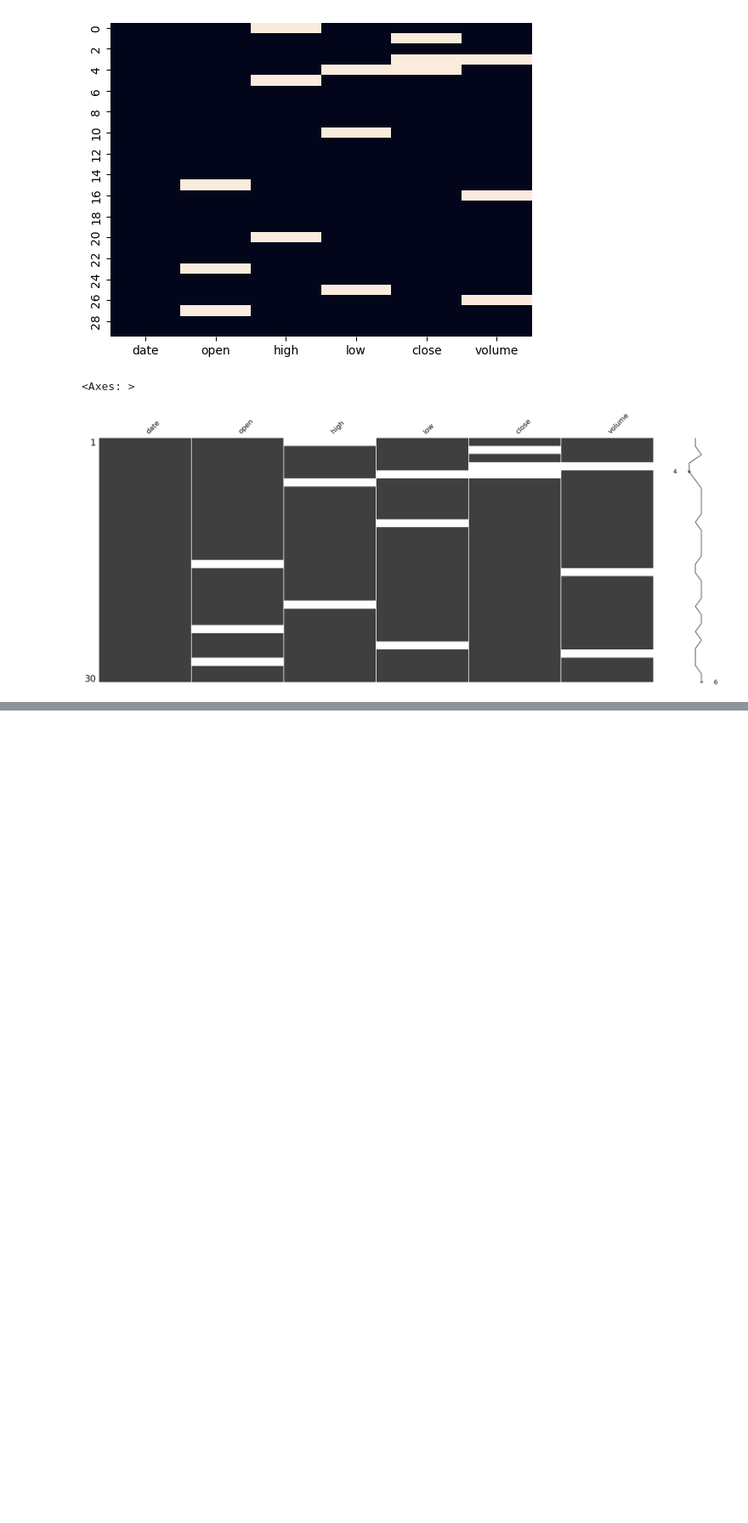
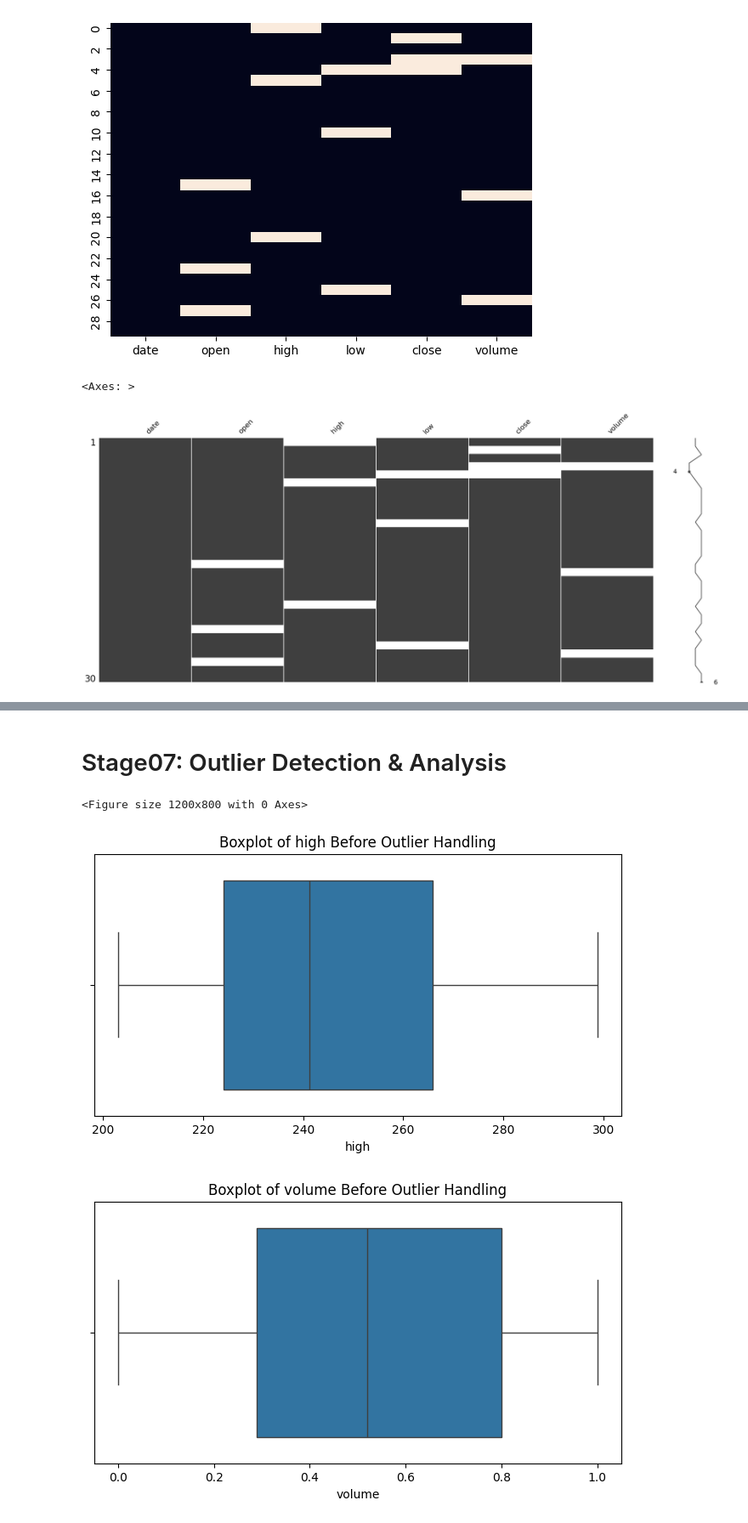
Before and after one commit to Junkuang19/bootcamp_Junkuang_Lai, a Jupyter notebook: Bootcamp_Junkuang_Lai/project/notebooks/Project_Stage01-07.ipynb, the cells around one changed output, grey strips where cells are left out. Shown at 85% size. Drawn from its saved outputs; the diff is of its cells as text; code cells hidden in the pictures; blank space fills up the shorter version.

```diff
--- a/Bootcamp_Junkuang_Lai/project/notebooks/Project_Stage01-07.ipynb
+++ b/Bootcamp_Junkuang_Lai/project/notebooks/Project_Stage01-07.ipynb
@@ -395,0 +591,28 @@ KeyError: 'income'
+# %% [markdown]
+# Stage07: Outlier Detection & Analysis
+# %%
+# load dataset
+df_cleaned = pd.read_csv('data/processed/combined_cleaned_data.csv')
+df_cleaned.head()
+col = ['high', 'volume']
+
+# Setup libraries
+import numpy as np
+import pandas as pd
+import matplotlib.pyplot as plt
+from pathlib import Path
+from sklearn.linear_model import LinearRegression
+from sklearn.metrics import mean_absolute_error, r2_score
+from src import outliers
+
+# Plot boxplots for each column
+plt.figure(figsize=(12, 8))
+for c in col:
+    plt.figure(figsize=(8, 4))
+    sns.boxplot(x=df_cleaned[c])
+    plt.title(f"Boxplot of {c} Before Outlier Handling")
+    plt.show()
+# %% [output]
+<Figure size 1200x800 with 0 Axes>
+[figure, added]
+[figure, added]
```
Also changed, not shown: parts of 19 cells of this notebook.
